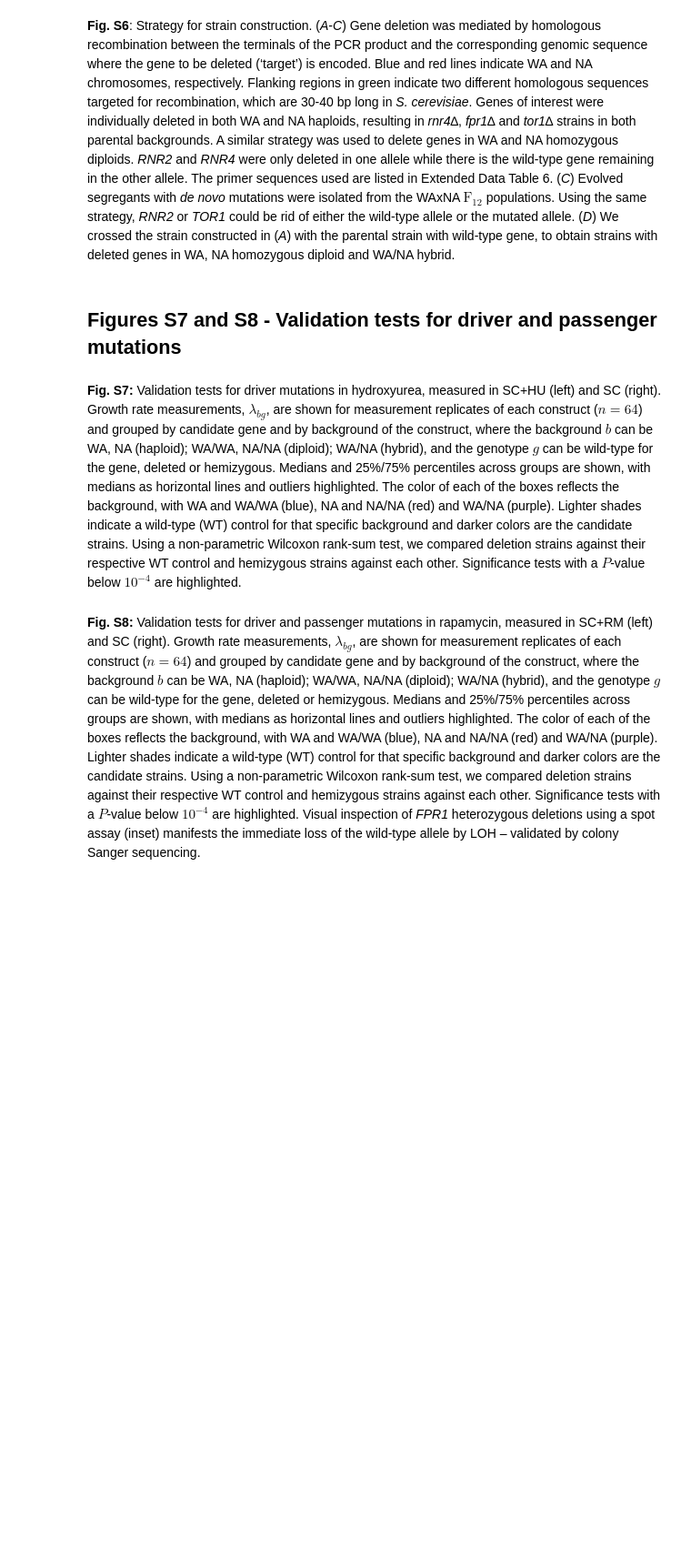
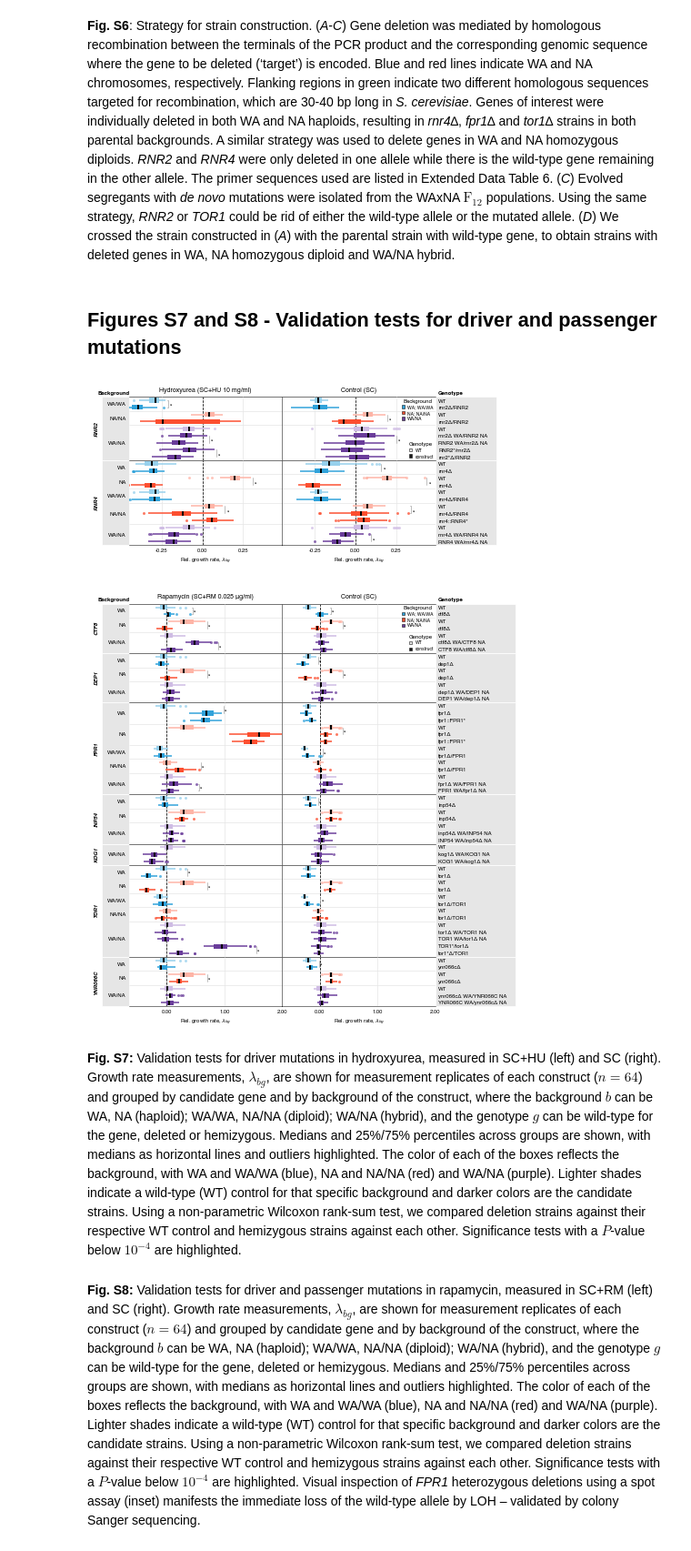
Before and after one commit to ivazquez/clonal-heterogeneity, a Jupyter notebook: src/supp_figure_pheno_constructs.ipynb, the cells around one changed output. Shown at 91% size. Saved outputs shown, nothing was run; the diff lists cells and outputs as text; code cells hidden in the pictures; blank space fills up the shorter version.

```diff
--- a/src/supp_figure_pheno_constructs.ipynb
+++ b/src/supp_figure_pheno_constructs.ipynb
@@ -22,7 +22,7 @@ import config,plot,utils
 ## Data import
 # %%
 # Load data for genetic constructs
-pheno_df = pd.read_csv(dir_data+'pheno/genetic-constructs/pheno_constructs.csv.gz', encoding='utf-8', keep_default_na=False, na_values='NaN')
+pheno_df = pd.read_csv(dir_data+'pheno/genetic-constructs/pheno_genetic_constructs.csv.gz', encoding='utf-8', keep_default_na=False, na_values='NaN')
 pheno_df = pheno_df[pheno_df.group!='control'] # Filter out strains used for spatial control
 
 # Load ancestral populations as control
@@ -149,7 +151,7 @@ for (ii, ((env_evo), gph1)) in enumerate(pheno_df.groupby(['selection'])):
                       for b,g in zip(gph3.columns.get_level_values('background'),\
                                      gph3.columns.get_level_values('genotype_long'))]
 
-            plot.boxplot_custom(bp, ax1, colors=colors, hatches=['']*30)
+            plot.boxplot_custom(bp, ax1, colors=colors, hatches=['']*len(gph3.columns))
 
             for ll, x in enumerate(gph3.columns):
 
@@ -294,33 +296,36 @@ for (ii, ((env_evo), gph1)) in enumerate(pheno_df.groupby(['selection'])):
                     patch = patches.Rectangle((-.18,0), width=.18, height=1,
                                               linewidth=.75, facecolor='0.9', edgecolor='w',
                                               transform=transform, zorder=0)
                 if env_test=='SC':
                     ax1.spines['left'].set_visible(True)
                     ax1.spines['right'].set_visible(False)
                     patch = patches.Rectangle((1,0), width=.525, height=1,
                                               linewidth=.75, facecolor='0.9', edgecolor='w',
                                               transform=transform, zorder=0)
                     patch.set_clip_on(False)
             ax1.add_patch(patch)
             patch.set_clip_on(False)
 
         # Tweak axes
         for ax in fig.get_axes():
             ax.spines['top'].set_visible(True)
             ax.spines['bottom'].set_visible(True)
 
             ax.xaxis.label.set_size(6)
             ax.yaxis.label.set_size(6)
 
             ax.tick_params(axis='x', which='both', size=0, labelsize=6)
             ax.tick_params(axis='y', which='major', size=0, labelsize=6)
             ax.tick_params(axis='y', which='minor', size=0, labelsize=6)
             for sp in ax.spines.values():
                 sp.set(color='k', linewidth=.5, linestyle='-')
 
     plot.save_figure(dir_supp+'figures/supp_figure_pheno_constructs/supp_figure_pheno_constructs_%s' % env_evo)
 
 plt.show()
+# %% [output]
+[figure, added]
+[figure, added]
 # %% [markdown]
 **Fig. S7:** Validation tests for driver mutations in hydroxyurea, measured in SC+HU (left) and SC (right). Growth rate measurements, $\lambda_{bg}$, are shown for measurement replicates of each construct ($n = 64$) and grouped by candidate gene and by background of the construct, where the background $b$ can be WA, NA (haploid); WA/WA, NA/NA (diploid); WA/NA (hybrid), and the genotype $g$ can be wild-type for the gene, deleted or hemizygous. Medians and 25%/75% percentiles across groups are shown, with medians as horizontal lines and outliers highlighted. The color of each of the boxes reflects the background, with WA and WA/WA (blue), NA and NA/NA (red) and WA/NA (purple). Lighter shades indicate a wild-type (WT) control for that specific background and darker colors are the candidate strains. Using a non-parametric Wilcoxon rank-sum test, we compared deletion strains against their respective WT control and hemizygous strains against each other. Significance tests with a $P$-value below $10^{−4}$ are highlighted.
 # %% [markdown]
```
Also changed, not shown: parts of 2 cells of this notebook, 12 other files.
